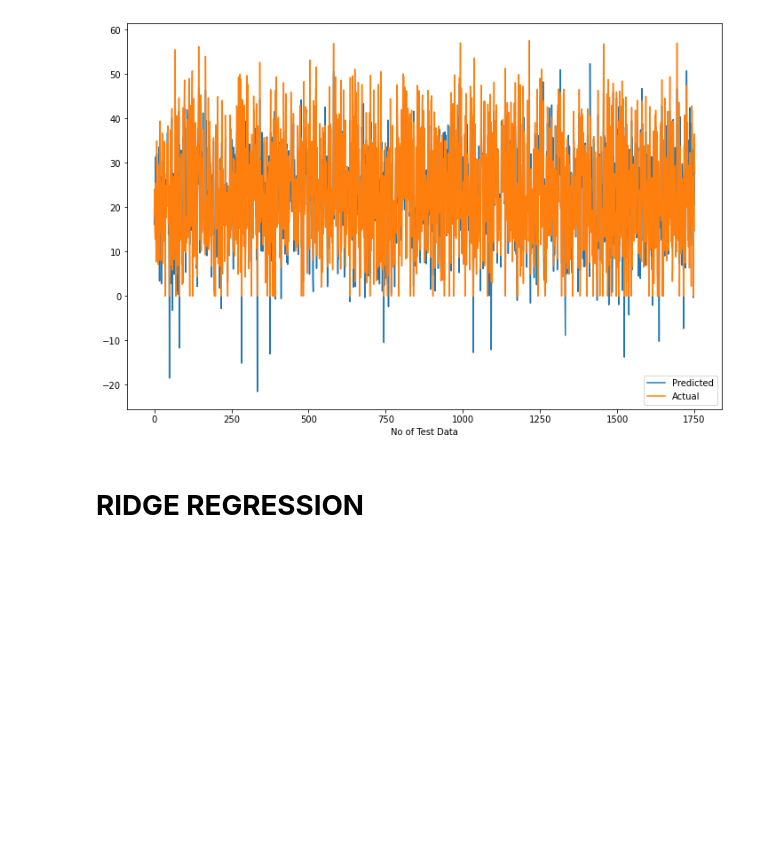
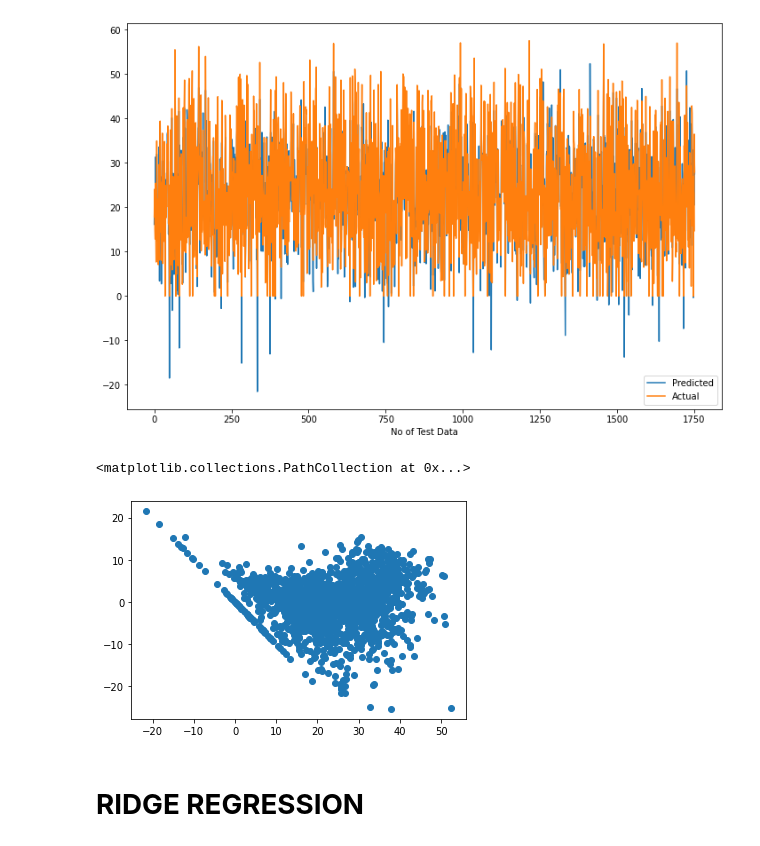
Before and after one commit to shubham-jindal/Bike-Sharing-Demand-Prediction, a Jupyter notebook: Bike_Sharing_Demand_Prediction_Capstone_Project.ipynb, the cells around one changed output. Cells and saved outputs as stored; diff of their text form; code cells hidden in the pictures; blank space fills up the shorter version.

```diff
--- a/Bike_Sharing_Demand_Prediction_Capstone_Project.ipynb
+++ b/Bike_Sharing_Demand_Prediction_Capstone_Project.ipynb
@@ -898,6 +900,12 @@ plt.xlabel('No of Test Data')
 plt.show()
 # %% [output]
 [figure]
+# %%
+#Heteroscadacity
+plt.scatter((y_pred_test),(y_test)-(y_pred_test))
+# %% [output]
+<matplotlib.collections.PathCollection at 0x...>
+[figure, added]
 # %% [markdown]
 # **RIDGE REGRESSION**
 # %%
```
Also changed, not shown: parts of 118 cells of this notebook.
